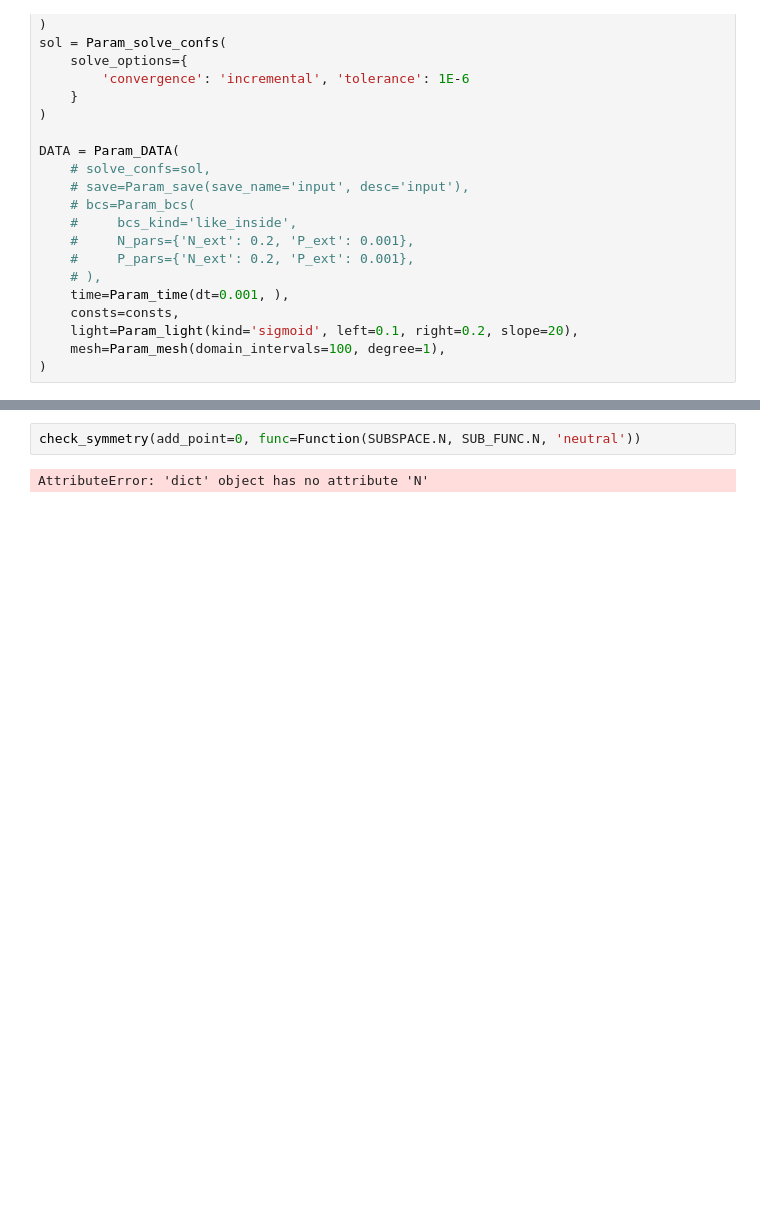
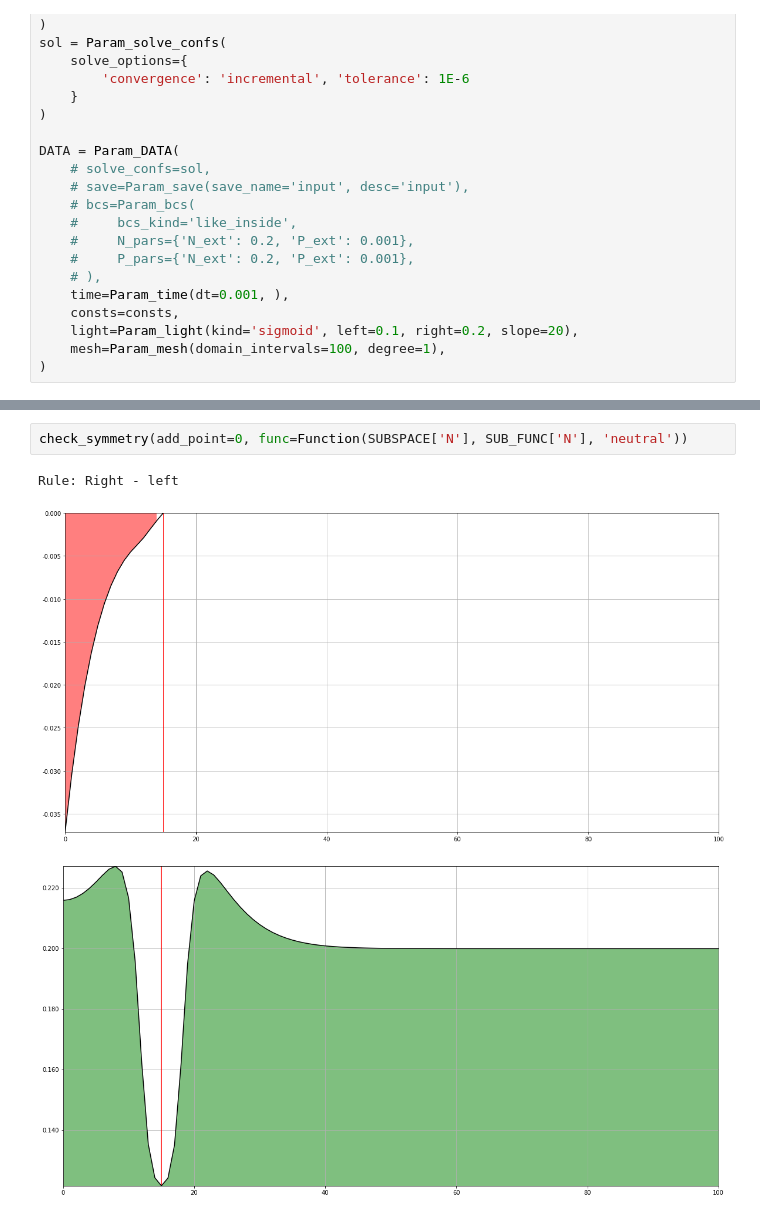
Before and after one commit to EnglishBeach/FEniCSx_polymers, a Jupyter notebook: Solver1D/X_Solver.ipynb, the cells around one changed output, grey strips where cells are left out. Saved outputs shown, nothing was run; the diff lists cells and outputs as text; blank space fills up the shorter version.

```diff
--- a/Solver1D/X_Solver.ipynb
+++ b/Solver1D/X_Solver.ipynb
@@ -816,4 +810,6 @@ draw()
 # %%
-check_symmetry(add_point=0, func=Function(SUBSPACE.N, SUB_FUNC.N, 'neutral'))
+check_symmetry(add_point=0, func=Function(SUBSPACE['N'], SUB_FUNC['N'], 'neutral'))
 # %% [output]
-AttributeError: 'dict' object has no attribute 'N'
+Rule: Right - left
+[figure, added]
+[figure, added]
```
Also changed, not shown: parts of 2 cells of this notebook.
